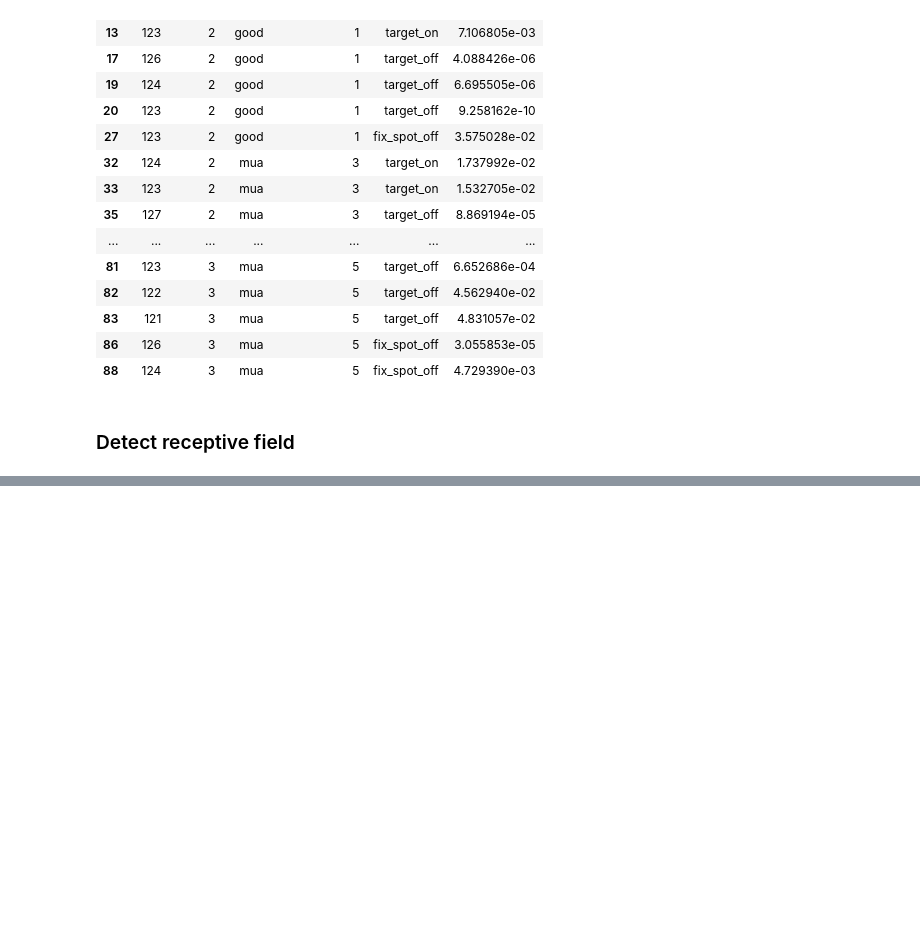
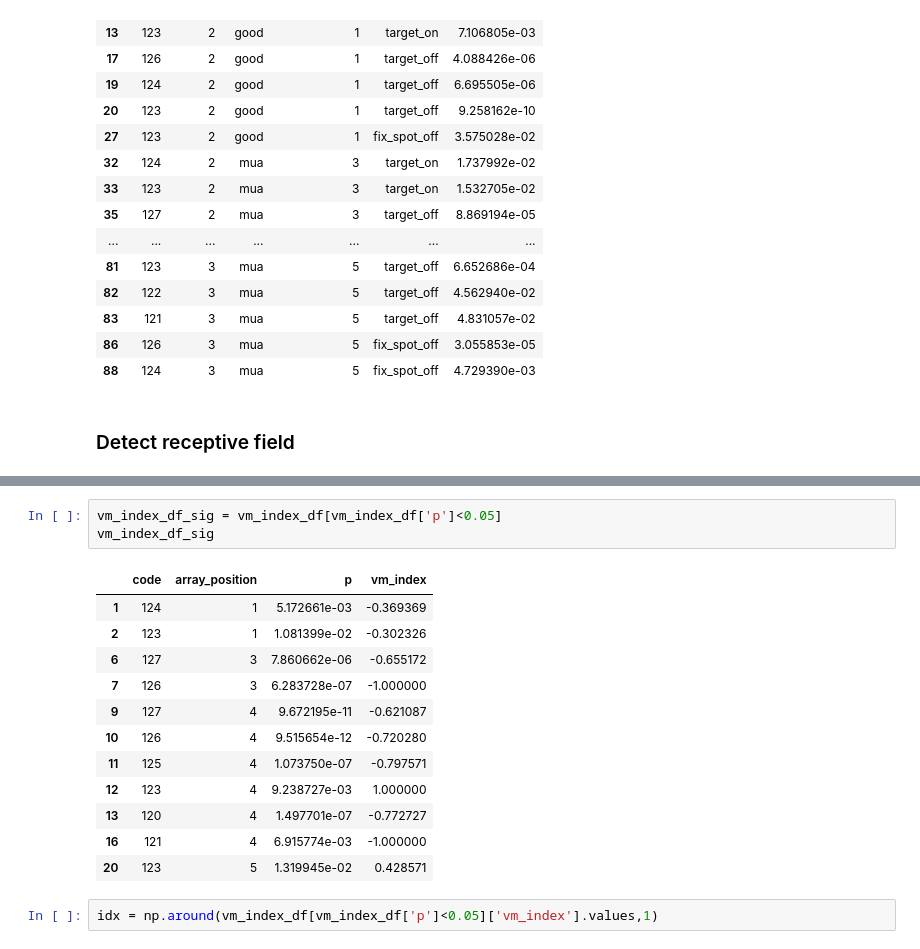
Before and after one commit to Ibos-lab/EphysVibe, a Jupyter notebook: examples/detect_rf.ipynb, the cells around one changed output, grey strips where cells are left out. Cells and saved outputs as stored; diff of their text form; blank space fills up the shorter version.

```diff
--- a/examples/detect_rf.ipynb
+++ b/examples/detect_rf.ipynb
@@ -146,3 +194,21 @@ Units showing significant activity: [0 1 3 4 5]
+# %%
+vm_index_df_sig = vm_index_df[vm_index_df['p']<0.05]
+vm_index_df_sig
+# %% [output]
+|  | code | array_position | p | vm_index |
+| 1 | 124 | 1 | 5.172661e-03 | -0.369369 |
+| 2 | 123 | 1 | 1.081399e-02 | -0.302326 |
+| 6 | 127 | 3 | 7.860662e-06 | -0.655172 |
+| 7 | 126 | 3 | 6.283728e-07 | -1.000000 |
+| 9 | 127 | 4 | 9.672195e-11 | -0.621087 |
+| 10 | 126 | 4 | 9.515654e-12 | -0.720280 |
+| 11 | 125 | 4 | 1.073750e-07 | -0.797571 |
+| 12 | 123 | 4 | 9.238727e-03 | 1.000000 |
+| 13 | 120 | 4 | 1.497701e-07 | -0.772727 |
+| 16 | 121 | 4 | 6.915774e-03 | -1.000000 |
+| 20 | 123 | 5 | 1.319945e-02 | 0.428571 |
+# %%
+idx = np.around(vm_index_df[vm_index_df['p']<0.05]['vm_index'].values,1)
 # %%
 # search the location where there is the higher activity
 left = np.array(['125','124','123','122'])
```
Also changed, not shown: parts of 9 cells of this notebook, 1 other file.
